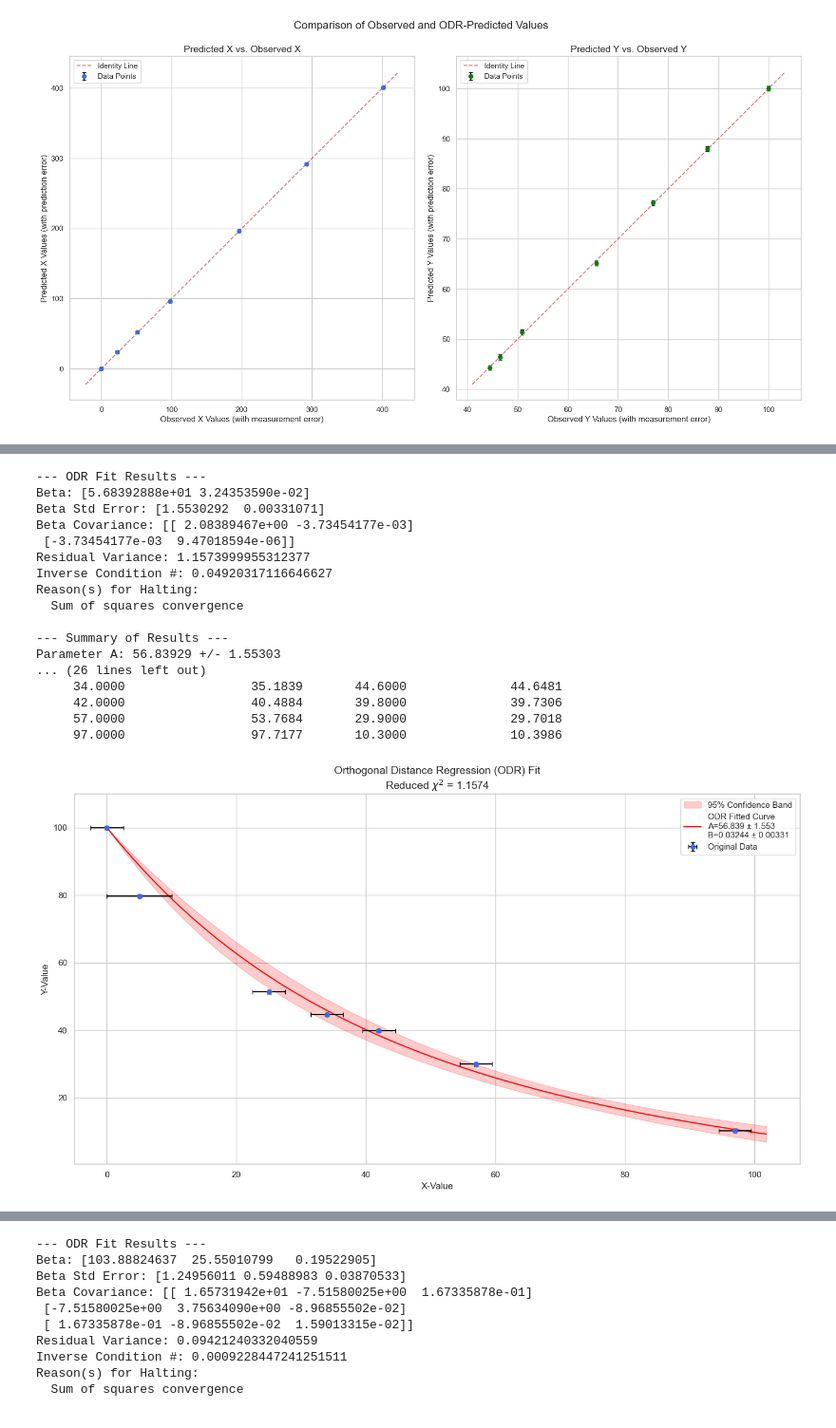
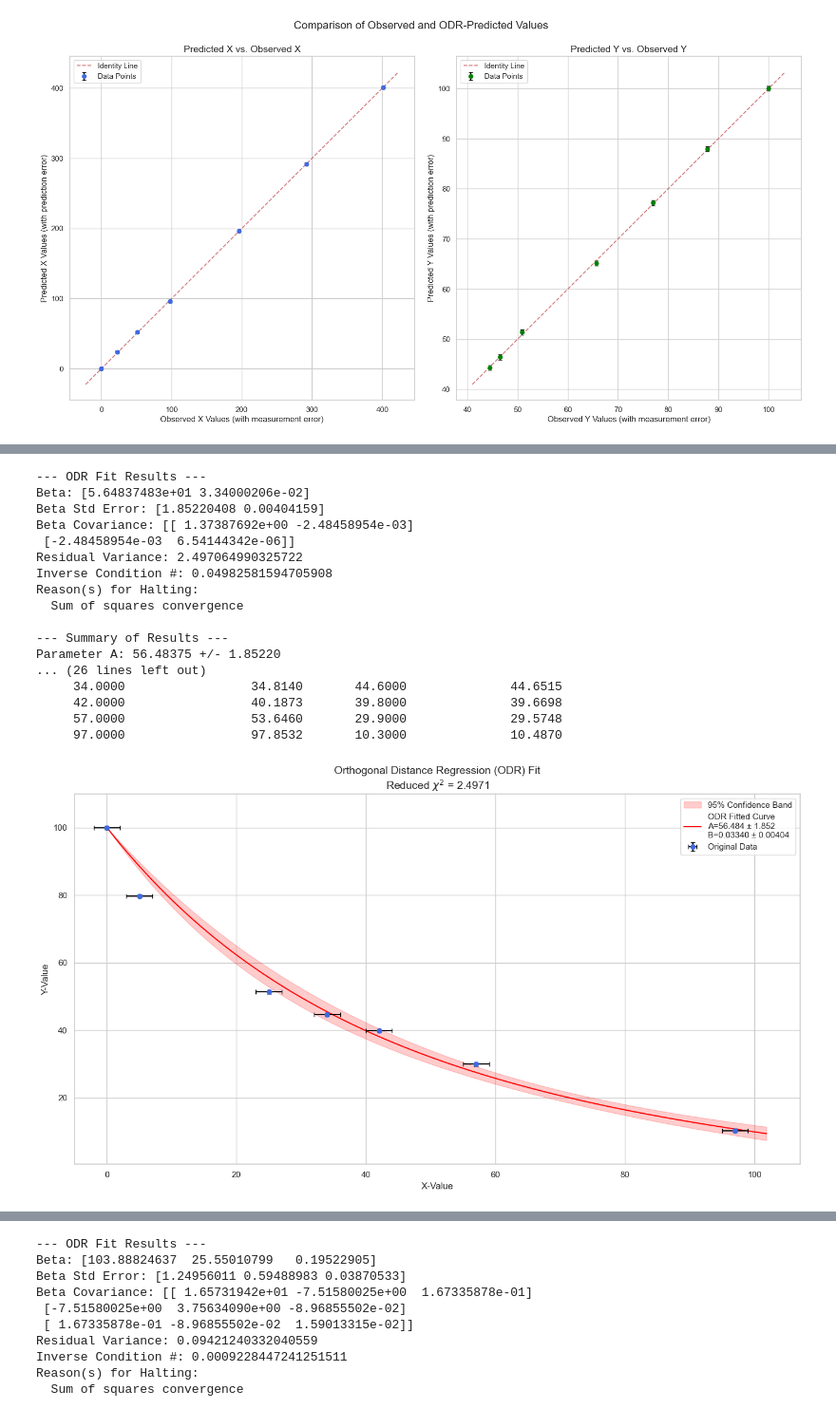
Before and after one commit to Yakovliev/quantopia, a Jupyter notebook: _sources/math/odr-code.ipynb, the cells around one changed output, grey strips where cells are left out. Shown at 95% size. Saved outputs shown, nothing was run; the diff lists cells and outputs as text; code cells hidden in the pictures.

```diff
--- a/_sources/math/odr-code.ipynb
+++ b/_sources/math/odr-code.ipynb
@@ -643,0 +748,28 @@ Parameter A: 56.76943 +/- 0.42674
+# %%
+def model_function(beta, x):
+    """
+    The custom function to approximate the data.
+    f(x; A, B) = A * (np.exp(-B * x) - 1) + 100
+    Note: The signature is now (beta, x) for scipy.odr.
+    """
+    A, B = beta
+    return A * (np.exp(-B * x) - 1) + 100
+
+# Dataset 1
+x = np.array([0, 25, 34, 42, 57, 97])
+y_obs = np.array([100, 51.3, 44.6, 39.8, 29.9, 10.3])
+sigma_y = np.full_like(y_obs, 0.5, dtype=float)
+sigma_x = np.full_like(x, 3.0, dtype=float)
+initial_guess = [50, 0.01]
+
+# Analyze the curve fit and get results using ODR
+odr_results = analyze_odr(x, y_obs, sigma_x, sigma_y, model_function, initial_guess)
+
+# Print the metrics
+print_metrics(odr_results)
+
+# Draw the curve fit plot
+draw_curve_fit(odr_results, model_function)
+
+# Plot predicted vs observed values
+plot_predicted_vs_observed(odr_results, show_errors=True)
@@ -645,7 +807,7 @@ Parameter A: 56.76943 +/- 0.42674
 def model_function(beta, x):
     """
     The custom function to approximate the data.
-    f(x; A, B) = A * (np.exp(-B * x) - 1) + 100
+    f(x, A, B) = A_1 * (np.exp(-B_1 * x) - 1) + A * (np.exp(-B * x) - 1) + 100
     Note: The signature is now (beta, x) for scipy.odr.
     """
 
@@ -653,45 +815,44 @@ def model_function(beta, x):
     B_1 = 0.00988
 
     A, B = beta
 
     return A_1 * (np.exp(-B_1 * x) - 1) + A * (np.exp(-B * x) - 1) + 100
 
 # Dataset 1
 x = np.array([0, 5, 25, 34, 42, 57, 97])
 y_obs = np.array([100, 79.7, 51.3, 44.6, 39.8, 29.9, 10.3])
 sigma_y = np.full_like(y_obs, 0.5, dtype=float)
-sigma_x = np.full_like(x, 2.5, dtype=float)
-sigma_x[1] = 5.0
+sigma_x = np.full_like(x, 2.0, dtype=float)
 initial_guess = [50, 0.01]
 
 # Analyze the curve fit and get results using ODR
 odr_results = analyze_odr(x, y_obs, sigma_x, sigma_y, model_function, initial_guess)
 
 # Print the metrics
 print_metrics(odr_results)
 
 # Draw the curve fit plot
 draw_curve_fit(odr_results, model_function)
 
 # Plot predicted vs observed values
 plot_predicted_vs_observed(odr_results, show_errors=True)
 # %% [output]
 --- ODR Fit Results ---
-Beta: [5.68392888e+01 3.24353590e-02]
-Beta Std Error: [1.5530292  0.00331071]
-Beta Covariance: [[ 2.08389467e+00 -3.73454177e-03]
- [-3.73454177e-03  9.47018594e-06]]
-Residual Variance: 1.1573999955312377
-Inverse Condition #: 0.04920317116646627
+Beta: [5.64837483e+01 3.34000206e-02]
+Beta Std Error: [1.85220408 0.00404159]
+Beta Covariance: [[ 1.37387692e+00 -2.48458954e-03]
+ [-2.48458954e-03  6.54144342e-06]]
+Residual Variance: 2.497064990325722
+Inverse Condition #: 0.04982581594705908
 Reason(s) for Halting:
   Sum of squares convergence
 
 --- Summary of Results ---
-Parameter A: 56.83929 +/- 1.55303
+Parameter A: 56.48375 +/- 1.85220
 ... (26 lines left out)
-     34.0000                 35.1839       44.6000              44.6481
-     42.0000                 40.4884       39.8000              39.7306
-     57.0000                 53.7684       29.9000              29.7018
-     97.0000                 97.7177       10.3000              10.3986
+     34.0000                 34.8140       44.6000              44.6515
+     42.0000                 40.1873       39.8000              39.6698
+     57.0000                 53.6460       29.9000              29.5748
+     97.0000                 97.8532       10.3000              10.4870
-[figure, old version]
+[figure, new version]
 [figure]
```
Also changed, not shown: parts of 10 cells of this notebook, 12 other files.
